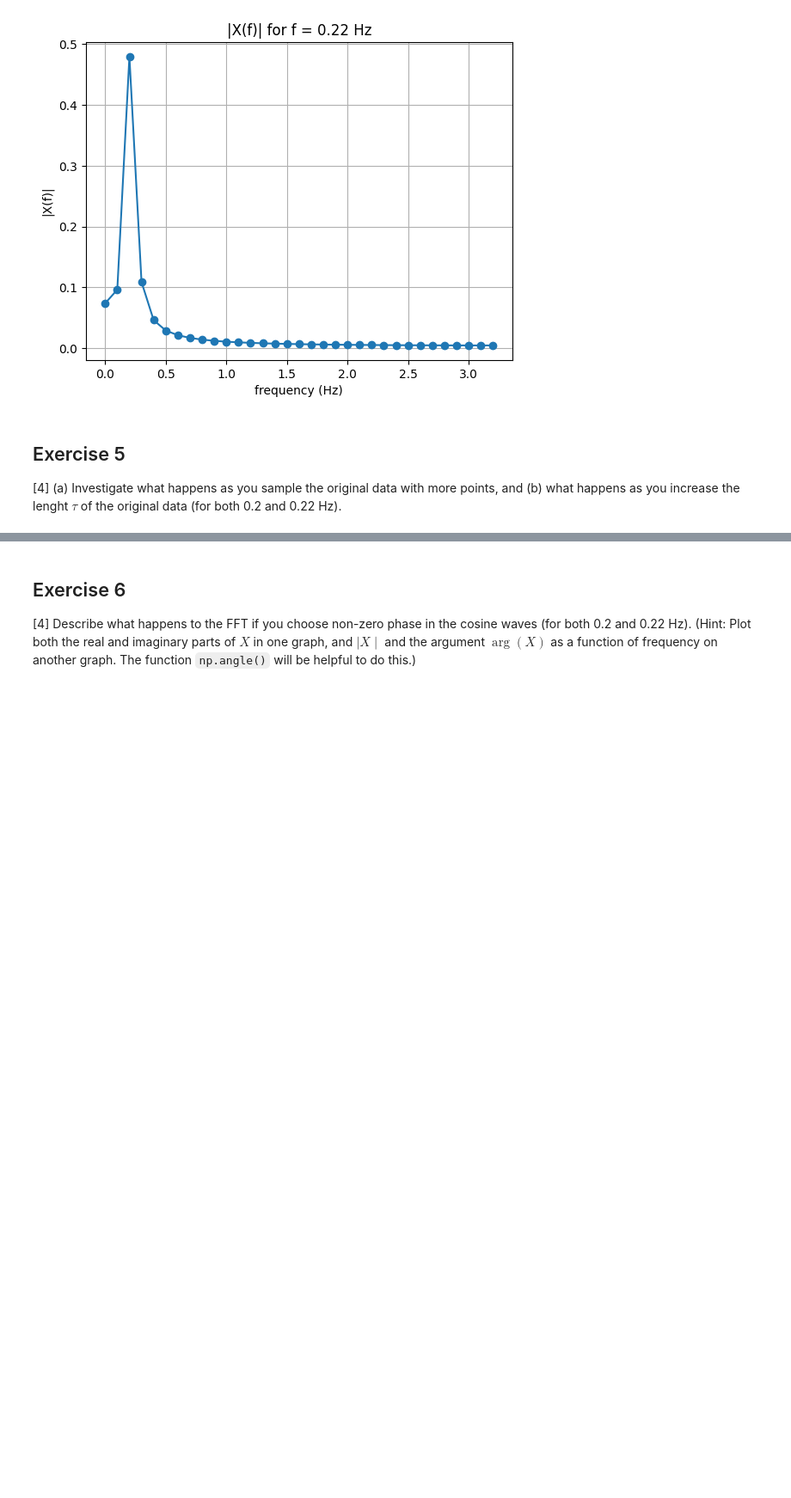
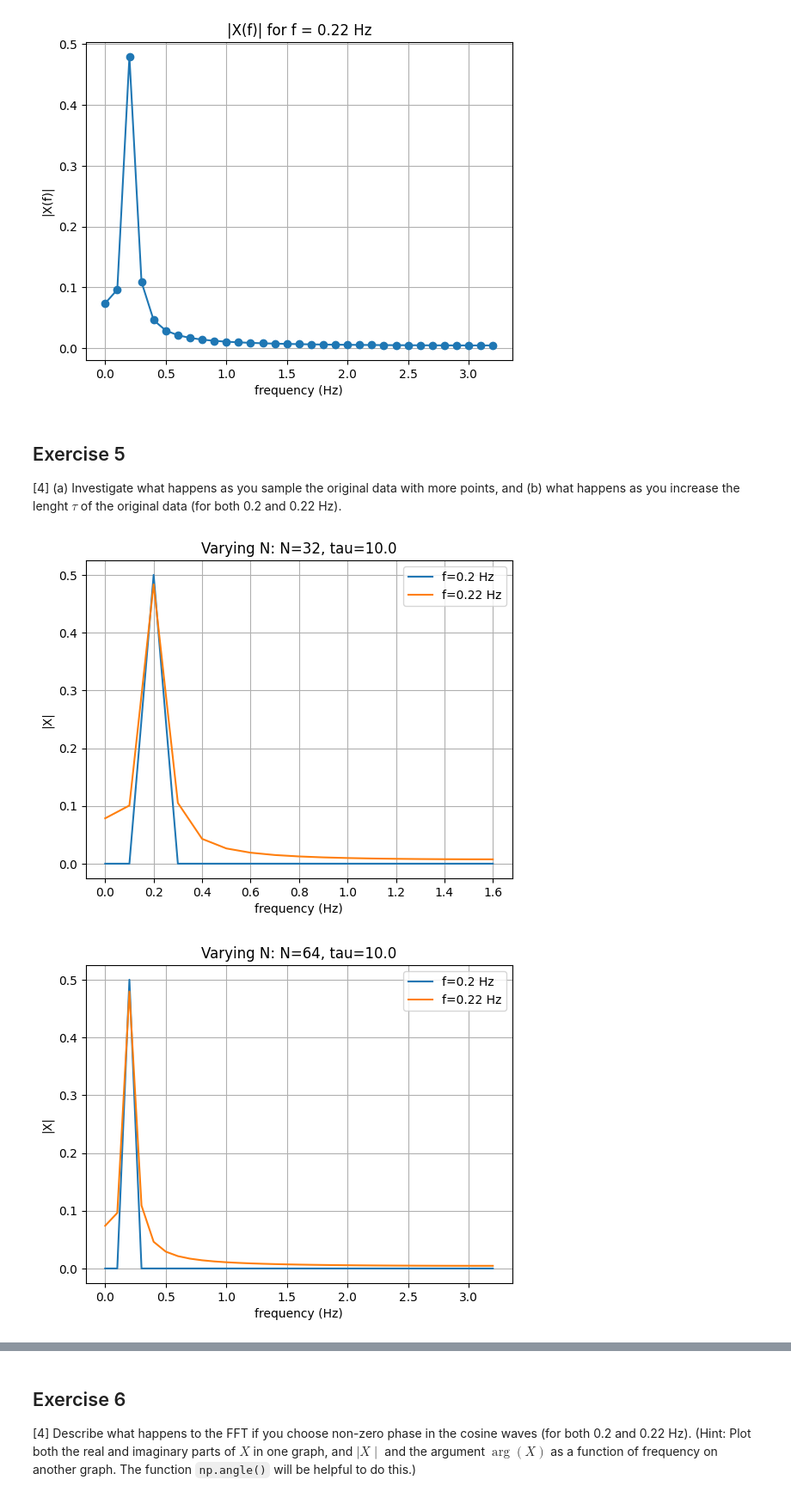
Before and after one commit to PX2145-2025/week-10-b-HemmingMatthew, a Jupyter notebook: FFT.ipynb, the cells around one changed output, grey strips where cells are left out. Shown: that part at 86% size. Cells and saved outputs as stored; diff of their text form; code cells hidden in the pictures; blank space fills up the shorter version.

```diff
--- a/FFT.ipynb
+++ b/FFT.ipynb
@@ -394,0 +393,48 @@ plt.grid()
+# %%
+#a)Fixed Tau, varied N across both frequencies
+taus = 10.0
+N_list = [32, 64, 128, 256]
+frequencies = [0.2, 0.22]
+
+#A graph is plotted looped through every N value with fixed Tau, and then looped through both frequency values
+for N in N_list:
+    plt.figure()
+    for f in frequencies:
+        t = np.linspace(0, taus, N, endpoint=False)
+        Fs = N/taus
+        x = np.cos(2*np.pi*f*t)
+        frq, X = Spectrum1(x, Fs)
+        plt.plot(frq, np.abs(X), label=f"f={f} Hz")
+
+    plt.title(f"Varying N: N={N}, tau={taus}")
+    plt.xlabel("frequency (Hz)")
+    plt.ylabel("|X|")
+    plt.legend()
+    plt.grid()
+
+#b)Varied Tau, fixed N across both frequencies
+N = 64
+tau_list = [10,20,40,80]
+
+#A graph is plotted looped through every Tau value with a fixed N, and then looped through both frequencies
+for tau in tau_list:
+    plt.figure()
+    for f in frequencies:
+        t = np.linspace(0, tau, N, endpoint=False)
+        Fs = N/tau
+        x = np.cos(2*np.pi*f*t)
+        frq, X = Spectrum1(x, Fs)
+        plt.plot(frq, np.abs(X), label=f"f={f} Hz")
+
+    plt.title(f"Varying tau: tau={tau}, N={N}")
+    plt.xlabel("frequency (Hz)")
+    plt.ylabel("|X|")
+    plt.legend()
+    plt.grid()
+
+
+#As N increases for both frequencies, the number of points increases so the peak becomes much sharper and narrower. for 0.2 frequency, the peak is exactly within the bin size so it is very sharp but for f = 0.22, the peak becomes much narrower and matches that of f = 0.2 as N increases.
+#As Tau increases both peaks move further apart from eachother and more towards the center of the plot. Fs = N/Tau so with a fixed N and an increasing Tau, the graph is essentially zooming out and making the difference between f = 0.2 and f = 0.22 more apparent.
+# %% [output]
+[figure, added]
+[figure, added]
```
Also changed, not shown: parts of 4 cells of this notebook.
